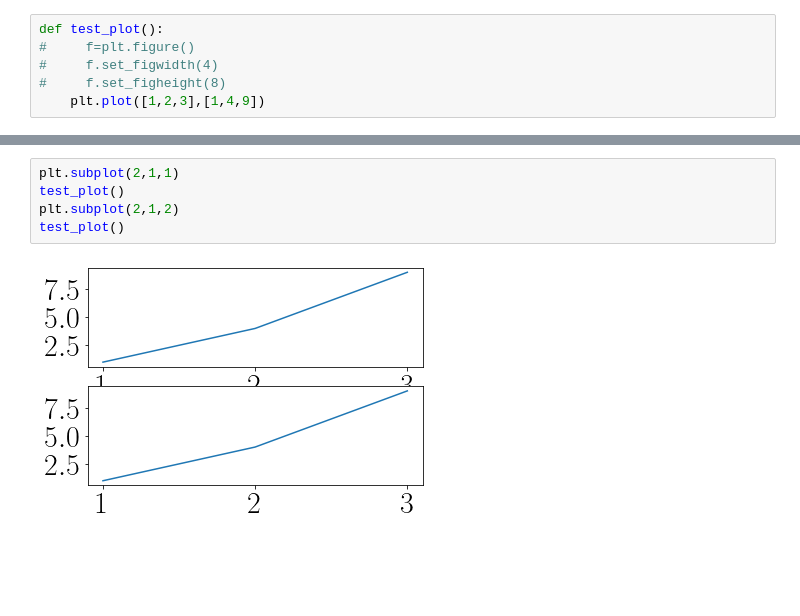
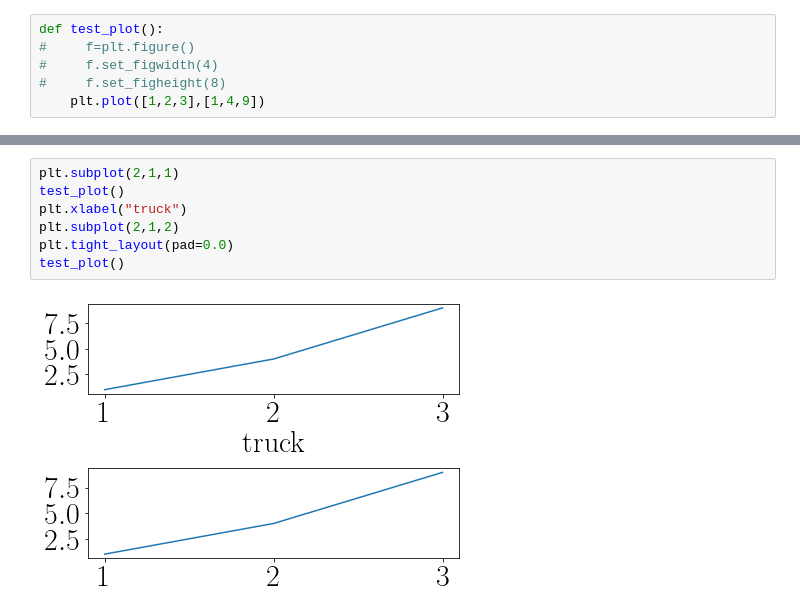
Before and after one commit to xinucode/sigmond_python_plots, a Jupyter notebook: spectrum_tmin_combo/combo_plot.ipynb, the cells around one changed output, grey strips where cells are left out. Drawn from its saved outputs; the diff is of its cells as text; blank space fills up the shorter version.

Commit message:
finalized combo plot

```diff
--- a/spectrum_tmin_combo/combo_plot.ipynb
+++ b/spectrum_tmin_combo/combo_plot.ipynb
@@ -54,7 +57,9 @@ def test_plot():
 # %%
 plt.subplot(2,1,1)
 test_plot()
+plt.xlabel("truck")
 plt.subplot(2,1,2)
+plt.tight_layout(pad=0.0)
 test_plot()
 # %% [output]
-[figure, old version]
+[figure, new version]
```
Also changed, not shown: parts of 3 cells of this notebook, 2 other files.
